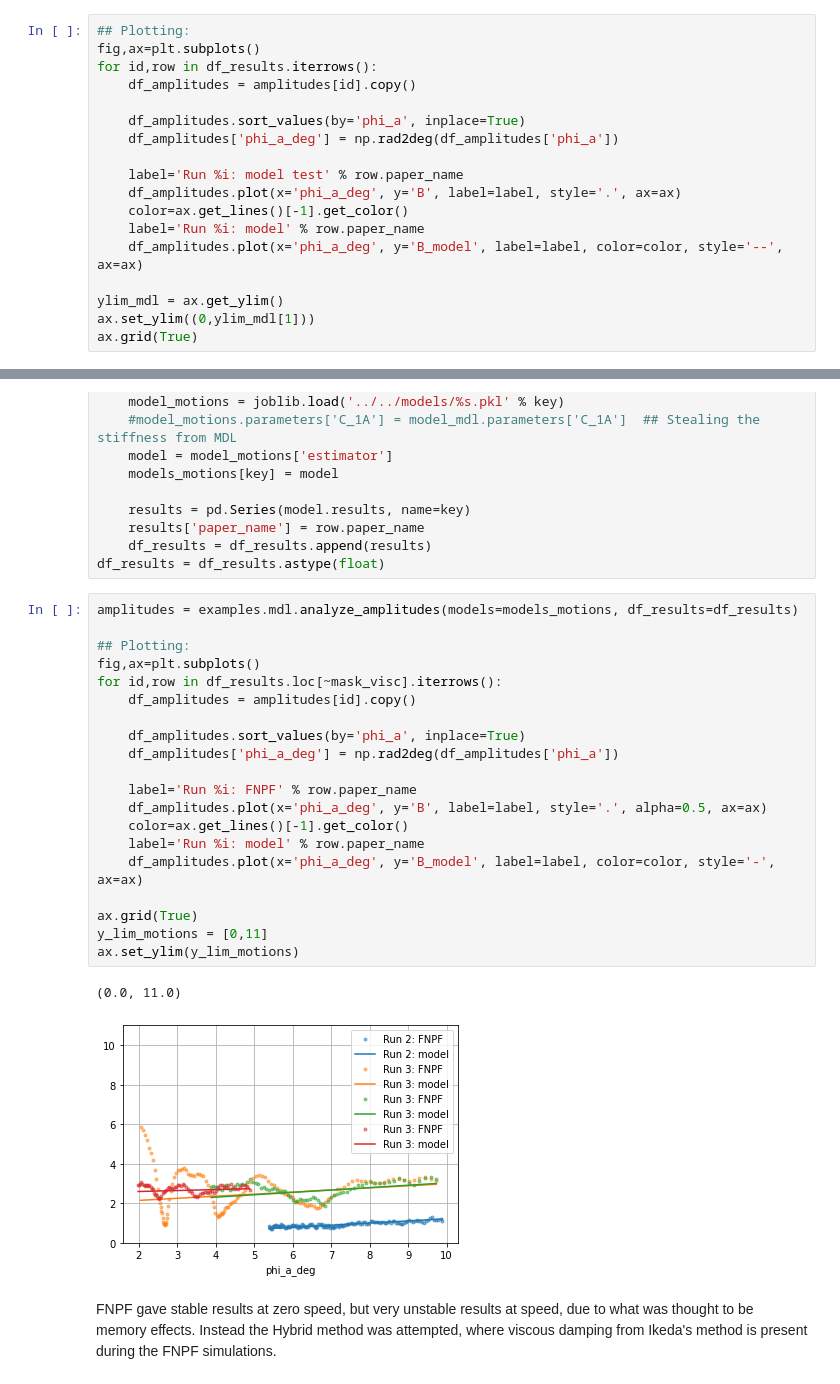
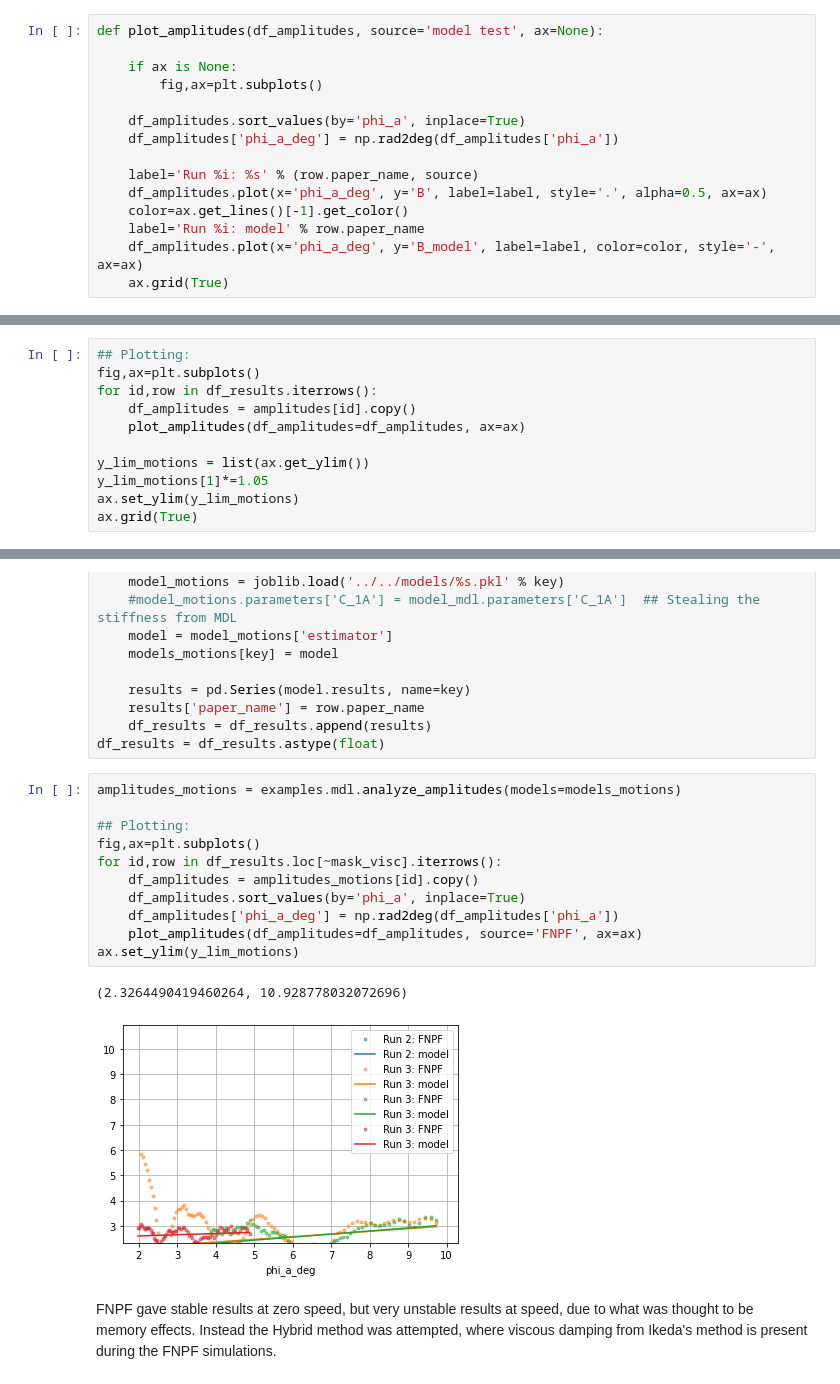
Before and after one commit to martinlarsalbert/Prediction-of-roll-motion-using-fully-nonlinear-potential-flow-and-Ikedas-method, a Jupyter notebook: reports/ISOPE_outline/01.1.outline.ipynb, the cells around one changed output, grey strips where cells are left out. Drawn from its saved outputs; the diff is of its cells as text.

```diff
--- a/reports/ISOPE_outline/01.1.outline.ipynb
+++ b/reports/ISOPE_outline/01.1.outline.ipynb
@@ -462,18 +462,15 @@ amplitudes = examples.mdl.analyze_amplitudes(models=models, df_results=df_result
 # %%
-## Plotting:
-fig,ax=plt.subplots()
-for id,row in df_results.iterrows():
-    df_amplitudes = amplitudes[id].copy()
+def plot_amplitudes(df_amplitudes, source='model test', ax=None):
+
+    if ax is None:
+        fig,ax=plt.subplots()
 
     df_amplitudes.sort_values(by='phi_a', inplace=True)
     df_amplitudes['phi_a_deg'] = np.rad2deg(df_amplitudes['phi_a'])
 
-    label='Run %i: model test' % row.paper_name
-    df_amplitudes.plot(x='phi_a_deg', y='B', label=label, style='.', ax=ax)
+    label='Run %i: %s' % (row.paper_name, source)
+    df_amplitudes.plot(x='phi_a_deg', y='B', label=label, style='.', alpha=0.5, ax=ax)
     color=ax.get_lines()[-1].get_color()
     label='Run %i: model' % row.paper_name
-    df_amplitudes.plot(x='phi_a_deg', y='B_model', label=label, color=color, style='--', ax=ax)
-
-ylim_mdl = ax.get_ylim()
-ax.set_ylim((0,ylim_mdl[1]))
-ax.grid(True)
+    df_amplitudes.plot(x='phi_a_deg', y='B_model', label=label, color=color, style='-', ax=ax)
+    ax.grid(True)
@@ -481,0 +477,11 @@ ax.grid(True)
+# %%
+## Plotting:
+fig,ax=plt.subplots()
+for id,row in df_results.iterrows():
+    df_amplitudes = amplitudes[id].copy()
+    plot_amplitudes(df_amplitudes=df_amplitudes, ax=ax)
+
+y_lim_motions = list(ax.get_ylim())
+y_lim_motions[1]*=1.05
+ax.set_ylim(y_lim_motions)
+ax.grid(True)
@@ -561,28 +569,19 @@ for key,parameters in df_parameters.iterrows():
     df_results = df_results.append(results)
 df_results = df_results.astype(float)
 # %%
-amplitudes = examples.mdl.analyze_amplitudes(models=models_motions, df_results=df_results)
+amplitudes_motions = examples.mdl.analyze_amplitudes(models=models_motions)
 
 ## Plotting:
 fig,ax=plt.subplots()
 for id,row in df_results.loc[~mask_visc].iterrows():
-    df_amplitudes = amplitudes[id].copy()
-
+    df_amplitudes = amplitudes_motions[id].copy()
     df_amplitudes.sort_values(by='phi_a', inplace=True)
     df_amplitudes['phi_a_deg'] = np.rad2deg(df_amplitudes['phi_a'])
-
-    label='Run %i: FNPF' % row.paper_name
-    df_amplitudes.plot(x='phi_a_deg', y='B', label=label, style='.', alpha=0.5, ax=ax)
-    color=ax.get_lines()[-1].get_color()
-    label='Run %i: model' % row.paper_name
-    df_amplitudes.plot(x='phi_a_deg', y='B_model', label=label, color=color, style='-', ax=ax)
-
-ax.grid(True)
-y_lim_motions = [0,11]
+    plot_amplitudes(df_amplitudes=df_amplitudes, source='FNPF', ax=ax)
 ax.set_ylim(y_lim_motions)
 # %% [output]
-(0.0, 11.0)
+(2.3264490419460264, 10.928778032072696)
-[figure, old version]
+[figure, new version]
 # %% [markdown]
 FNPF gave stable results at zero speed, but very unstable results at speed, due to what was thought to be memory effects. Instead the Hybrid method was attempted, where viscous damping from Ikeda's method is present during the FNPF simulations.
 # %%
```
Also changed, not shown: parts of 7 cells of this notebook, 3 other files.
